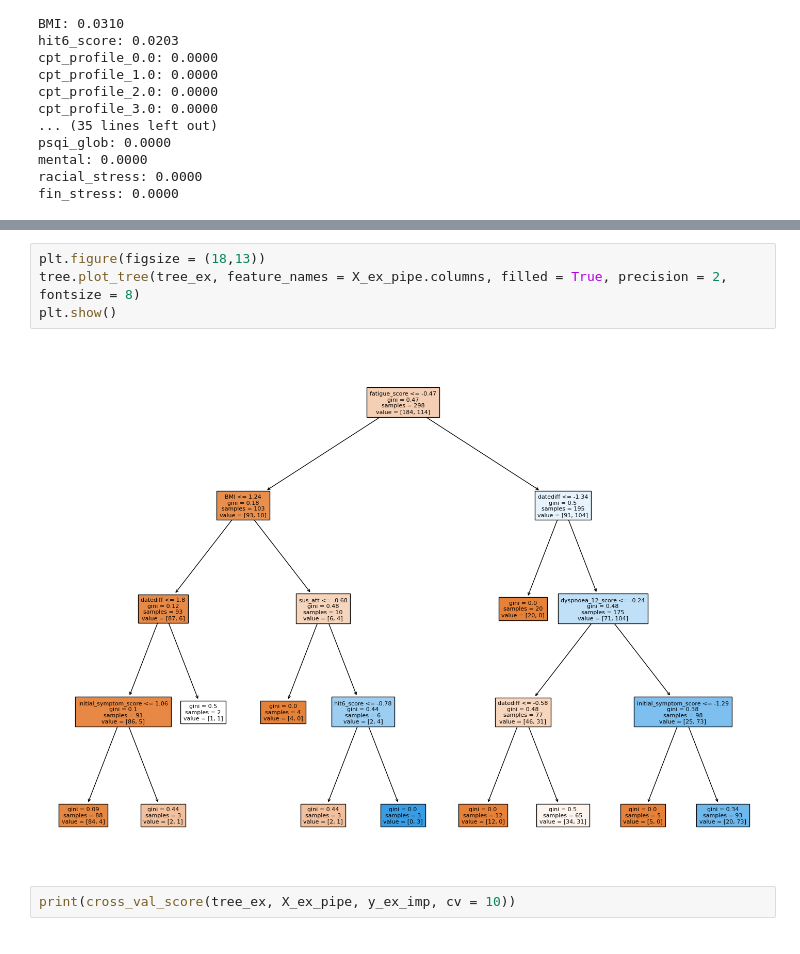
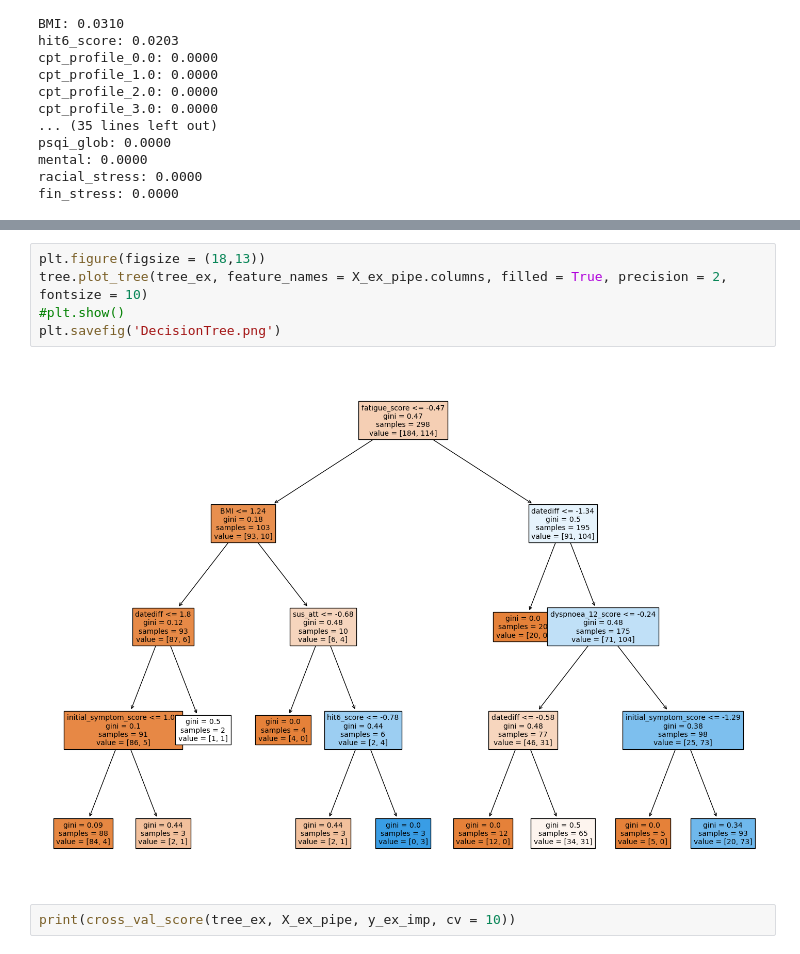
Before and after one commit to HNStaggs/Long-COVID, a Jupyter notebook: LongCOVID_Modeling.ipynb, the cells around one changed output, grey strips where cells are left out. Drawn from its saved outputs; the diff is of its cells as text.

```diff
--- a/LongCOVID_Modeling.ipynb
+++ b/LongCOVID_Modeling.ipynb
@@ -1591,9 +1628,10 @@ treel1_sens_bal, treel1_spec_bal, treel1_acc_bal, treel1_f1
 # %%
 plt.figure(figsize = (18,13))
-tree.plot_tree(tree_ex, feature_names = X_ex_pipe.columns, filled = True, precision = 2, fontsize = 8)
-plt.show()
+tree.plot_tree(tree_ex, feature_names = X_ex_pipe.columns, filled = True, precision = 2, fontsize = 10)
+#plt.show()
+plt.savefig('DecisionTree.png')
 # %% [output]
-[figure, old version]
+[figure, new version]
 # %%
 print(cross_val_score(tree_ex, X_ex_pipe, y_ex_imp, cv = 10))
 # %% [output]
```
Also changed, not shown: parts of 151 cells of this notebook, 1 other file.
